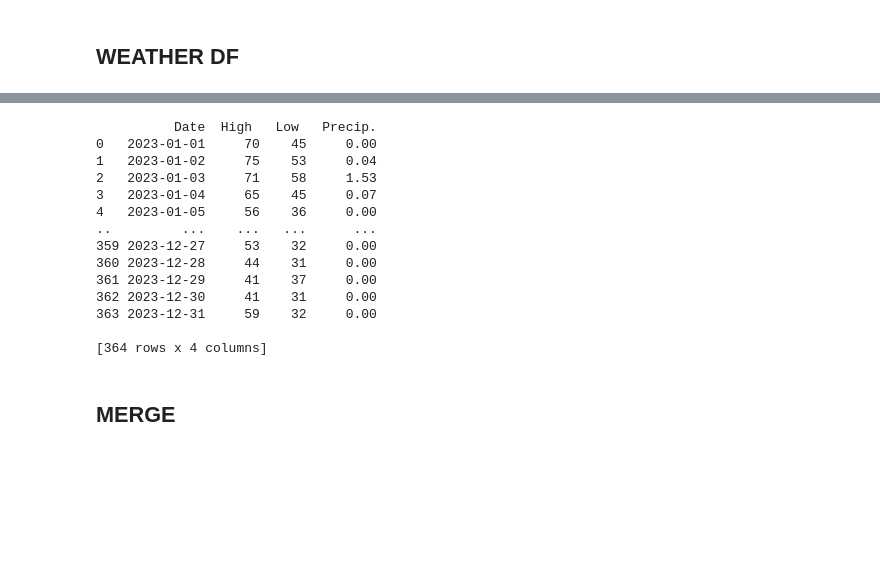
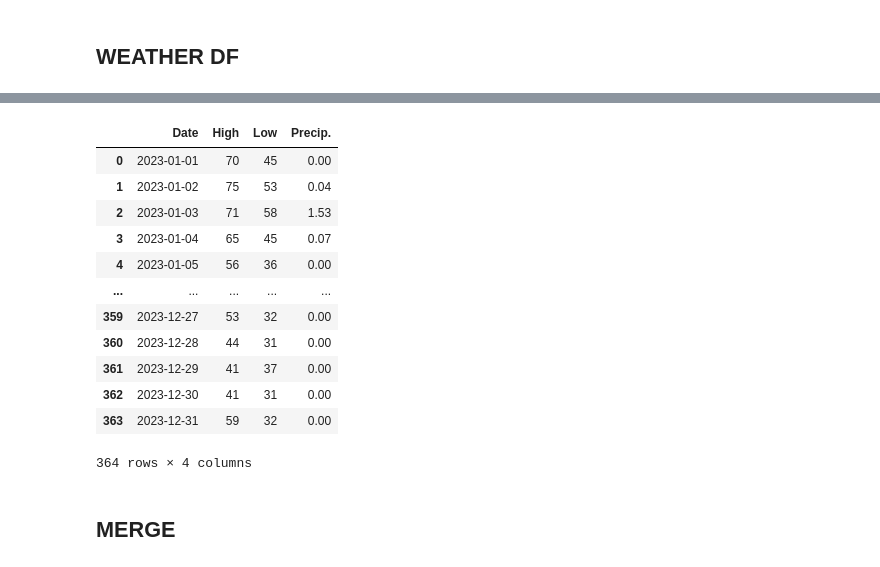
Before and after one commit to antoinette-anderson/Corrolation-between-Nashville-Crime-and-the-Temperature, a Jupyter notebook: notebook/Capstone_Notebook.ipynb, the cells around one changed output, grey strips where cells are left out. Cells and saved outputs as stored; diff of their text form; code cells hidden in the pictures; blank space fills up the shorter version.

```diff
--- a/notebook/Capstone_Notebook.ipynb
+++ b/notebook/Capstone_Notebook.ipynb
@@ -100,17 +97,0 @@ weather2023_df.rename(columns={"Day": "Date"}, inplace=True)
-# %%
-print(weather2023_df)
-# %% [output]
-          Date  High   Low   Precip.
-0   2023-01-01     70    45     0.00
-1   2023-01-02     75    53     0.04
-2   2023-01-03     71    58     1.53
-3   2023-01-04     65    45     0.07
-4   2023-01-05     56    36     0.00
-..         ...    ...   ...      ...
-359 2023-12-27     53    32     0.00
-360 2023-12-28     44    31     0.00
-361 2023-12-29     41    37     0.00
-362 2023-12-30     41    31     0.00
-363 2023-12-31     59    32     0.00
-
-[364 rows x 4 columns]
@@ -117,3 +100,19 @@ print(weather2023_df)
+# %%
+weather2023_df
+# %% [output]
+|  | Date | High | Low | Precip. |
+| 0 | 2023-01-01 | 70 | 45 | 0.00 |
+| 1 | 2023-01-02 | 75 | 53 | 0.04 |
+| 2 | 2023-01-03 | 71 | 58 | 1.53 |
+| 3 | 2023-01-04 | 65 | 45 | 0.07 |
+| 4 | 2023-01-05 | 56 | 36 | 0.00 |
+| ... | ... | ... | ... | ... |
+| 359 | 2023-12-27 | 53 | 32 | 0.00 |
+| 360 | 2023-12-28 | 44 | 31 | 0.00 |
+| 361 | 2023-12-29 | 41 | 37 | 0.00 |
+| 362 | 2023-12-30 | 41 | 31 | 0.00 |
+| 363 | 2023-12-31 | 59 | 32 | 0.00 |
+364 rows × 4 columns
 # %% [markdown]
 ## MERGE
 # %%
```
Also changed, not shown: parts of 14 cells of this notebook.
